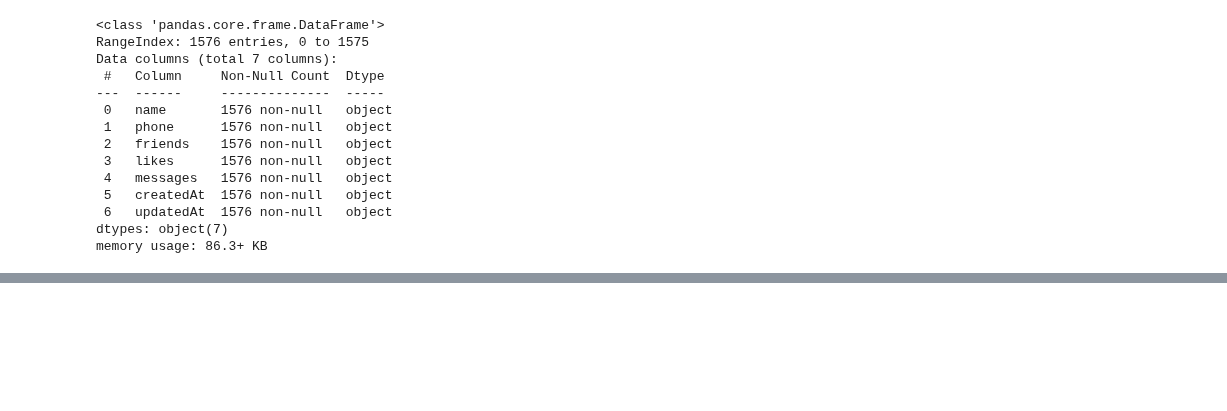
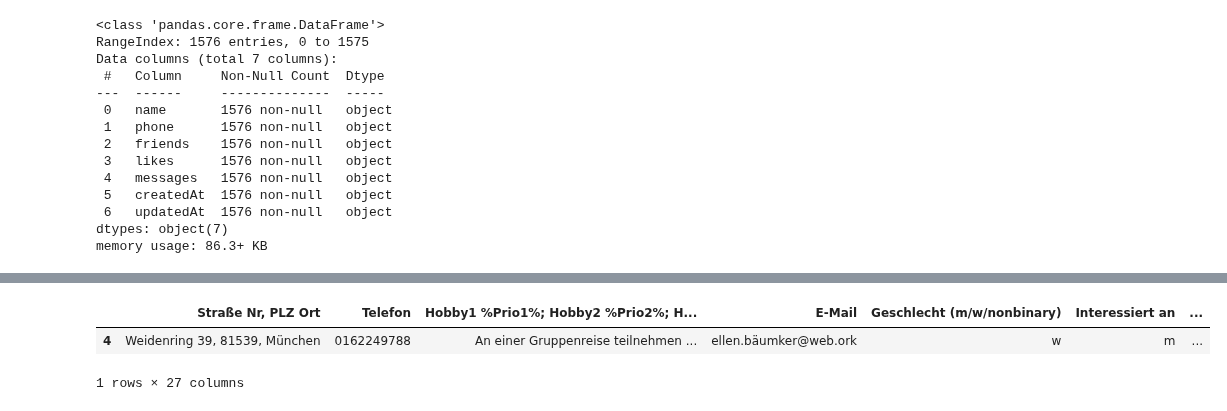
Before and after one commit to Sweet-Lunalotl/LetsMeet_Luna, a Jupyter notebook: notebooks/Akt2.ipynb, the cells around one changed output, grey strips where cells are left out. Cells and saved outputs as stored; diff of their text form; code cells hidden in the pictures; blank space fills up the shorter version.

Commit message:
MongoDB erkundet und in Dataframes umgewandelt

```diff
--- a/notebooks/Akt2.ipynb
+++ b/notebooks/Akt2.ipynb
@@ -238,0 +315,6 @@ memory usage: 86.3+ KB
+# %%
+df[df["Nachname"] == "Bäumker"]
+# %% [output]
+|  | Straße Nr, PLZ Ort | Telefon | Hobby1 %Prio1%; Hobby2 %Prio2%; H... | E-Mail | Geschlecht (m/w/nonbinary) | Interessiert an | ... |
+| 4 | Weidenring 39, 81539, München | 0162249788 | An einer Gruppenreise teilnehmen ... | ellen.bäumker@web.ork | w | m | ... |
+1 rows × 27 columns
```
Also changed, not shown: parts of 16 cells of this notebook, 1 other file.
